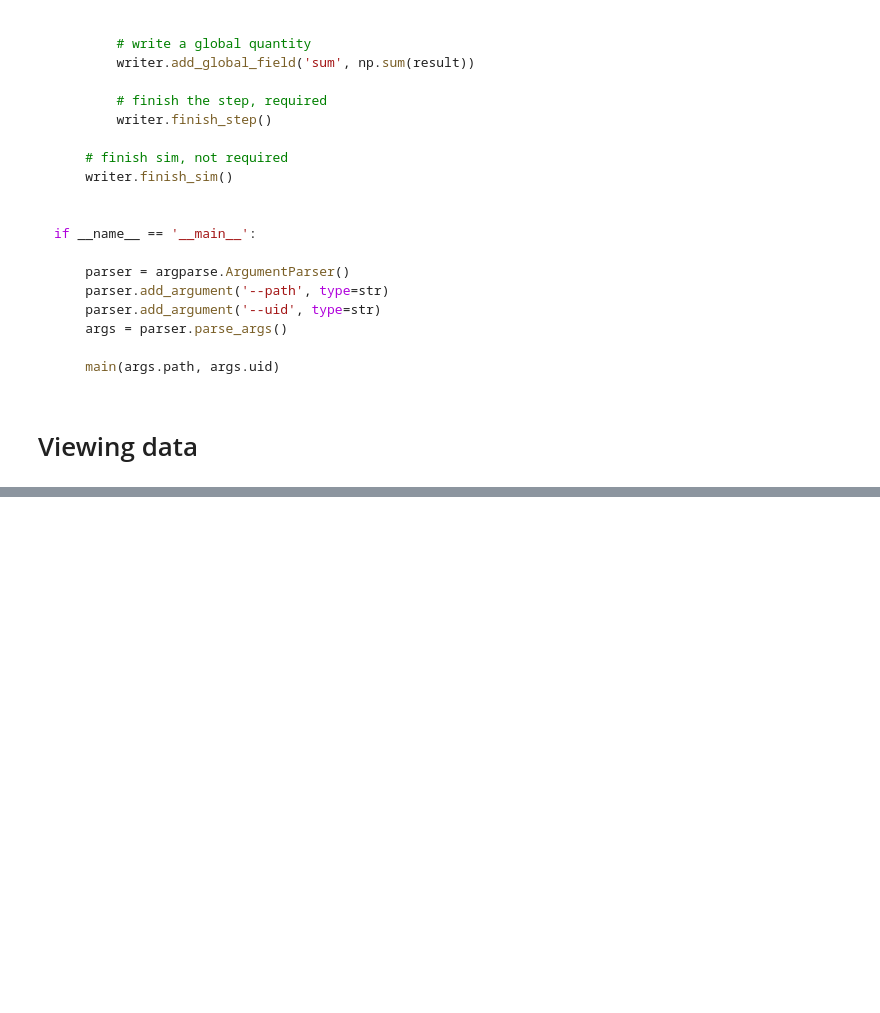
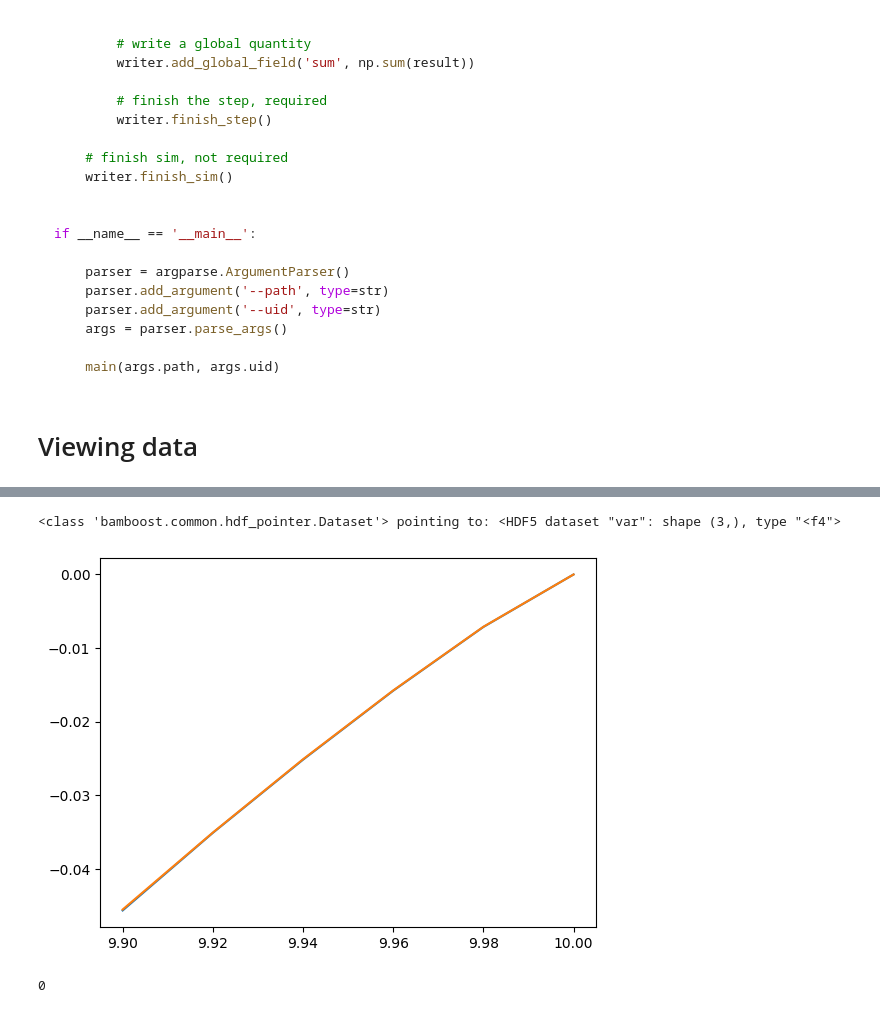
Before and after one commit to smec-ethz/bamboost, a Jupyter notebook: examples/manager_example.ipynb, the cells around one changed output, grey strips where cells are left out. Drawn from its saved outputs; the diff is of its cells as text; code cells hidden in the pictures; blank space fills up the shorter version.

```diff
--- a/examples/manager_example.ipynb
+++ b/examples/manager_example.ipynb
@@ -198,0 +255,25 @@ nothing added to commit but untracked files present (use "git add" to track)
+# %%
+db.df
+sims = db.sims(db.df.mobility.isin((1e-6, 1e-8)) & (db.df.eps==.2))
+
+for sim in sims:
+    plt.plot(sim.globals['wall_position'], sim.globals['traction_y'])
+
+sim = sims[0]
+sim.data.keys()
+
+import numpy as np
+sim.userdata.add_dataset('var', np.array([1, 2, 3]))
+group = sim.userdata.require_group('group1')
+group.add_dataset('blasb', np.array([1, 4, 5, 6, 7, 5]))
+
+sim.userdata['var']
+# %% [output]
+<class 'bamboost.common.hdf_pointer.Dataset'> pointing to: <HDF5 dataset "var": shape (3,), type "<f4">
+[figure, added]
+# %%
+ll = ('a', 'b', 'c')
+lb = ()
+sum(1 for i in ll if i in lb)
+# %% [output]
+0
```
Also changed, not shown: parts of 17 cells of this notebook, 6 other files.
